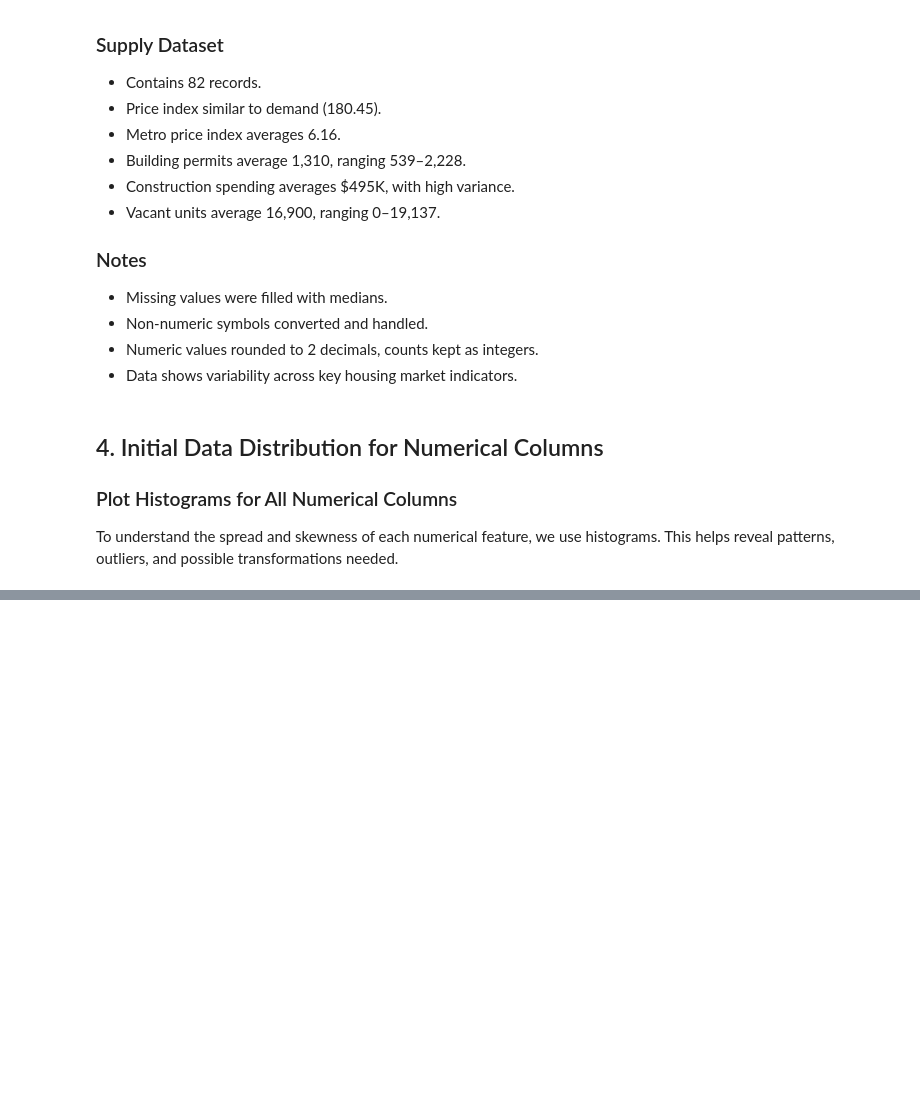
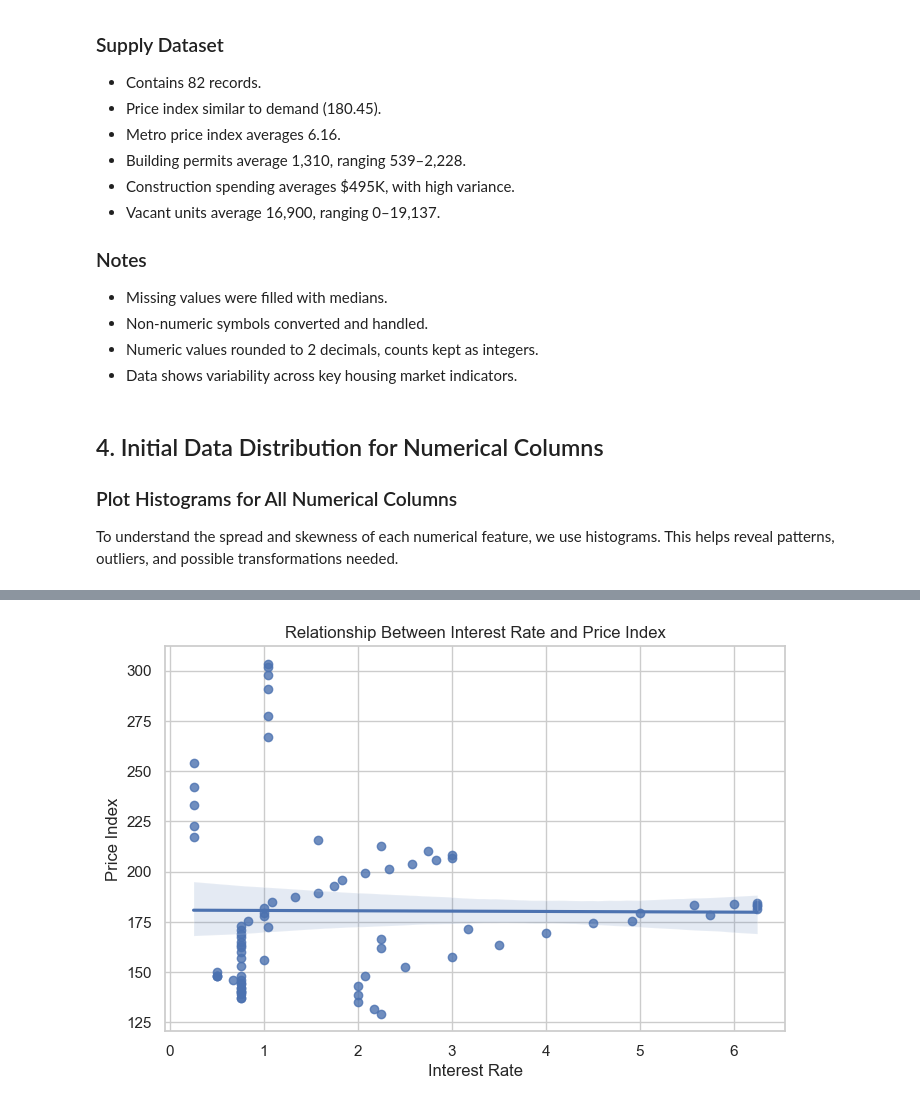
Before and after one commit to Kiruthikaa2512/datafun-06-eda, a Jupyter notebook: kiruthikaa_eda.ipynb, the cells around one changed output, grey strips where cells are left out. Cells and saved outputs as stored; diff of their text form; code cells hidden in the pictures; blank space fills up the shorter version.

```diff
--- a/kiruthikaa_eda.ipynb
+++ b/kiruthikaa_eda.ipynb
@@ -206,0 +419,9 @@ To understand the spread and skewness of each numerical feature, we use histogra
+# %%
+plt.figure(figsize=(8, 5))
+sns.regplot(x='interest_rate', y='price_index', data=df_demand)
+plt.title('Relationship Between Interest Rate and Price Index')
+plt.xlabel('Interest Rate')
+plt.ylabel('Price Index')
+plt.show()
+# %% [output]
+[figure, added]
```
Also changed, not shown: parts of 20 cells of this notebook, 3 other files.
